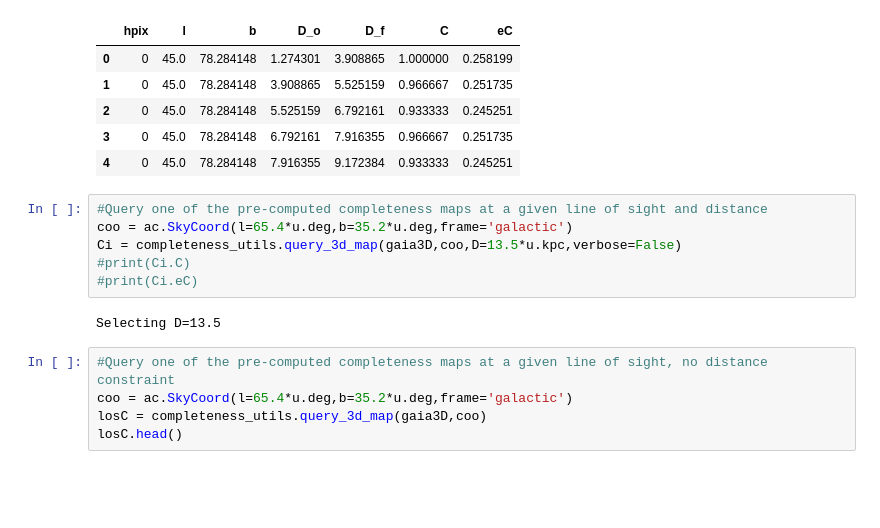
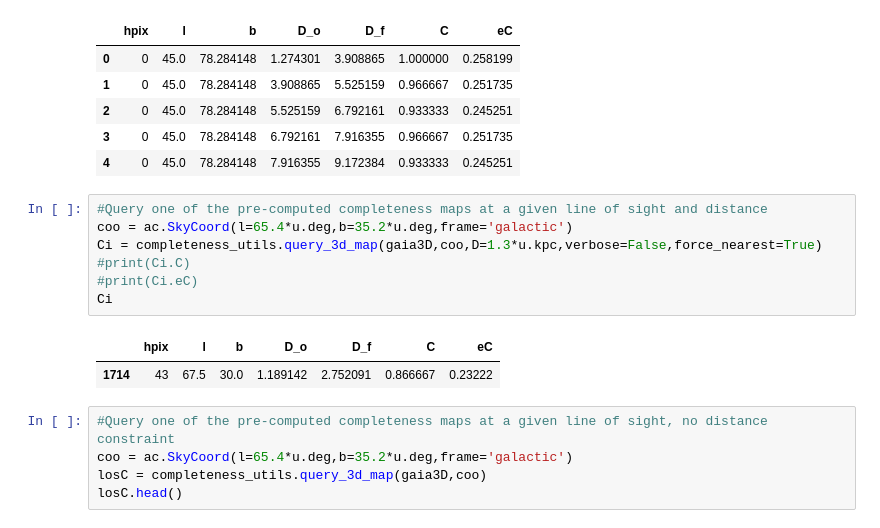
Before and after one commit to cmateu/rrl_completeness, a Jupyter notebook: examples/map_plotting_examples.ipynb, the cells around one changed output. Cells and saved outputs as stored; diff of their text form; blank space fills up the shorter version.

```diff
--- a/examples/map_plotting_examples.ipynb
+++ b/examples/map_plotting_examples.ipynb
@@ -124,11 +124,13 @@ gaia3D.head()
 # %%
 #Query one of the pre-computed completeness maps at a given line of sight and distance
 coo = ac.SkyCoord(l=65.4*u.deg,b=35.2*u.deg,frame='galactic')
-Ci = completeness_utils.query_3d_map(gaia3D,coo,D=13.5*u.kpc,verbose=False)
+Ci = completeness_utils.query_3d_map(gaia3D,coo,D=1.3*u.kpc,verbose=False,force_nearest=True)
 #print(Ci.C)
 #print(Ci.eC)
+Ci
 # %% [output]
-Selecting D=13.5
+|  | hpix | l | b | D_o | D_f | C | eC |
+| 1714 | 43 | 67.5 | 30.0 | 1.189142 | 2.752091 | 0.866667 | 0.23222 |
 # %%
 #Query one of the pre-computed completeness maps at a given line of sight, no distance constraint
 coo = ac.SkyCoord(l=65.4*u.deg,b=35.2*u.deg,frame='galactic')
```
Also changed, not shown: 1 other file.
